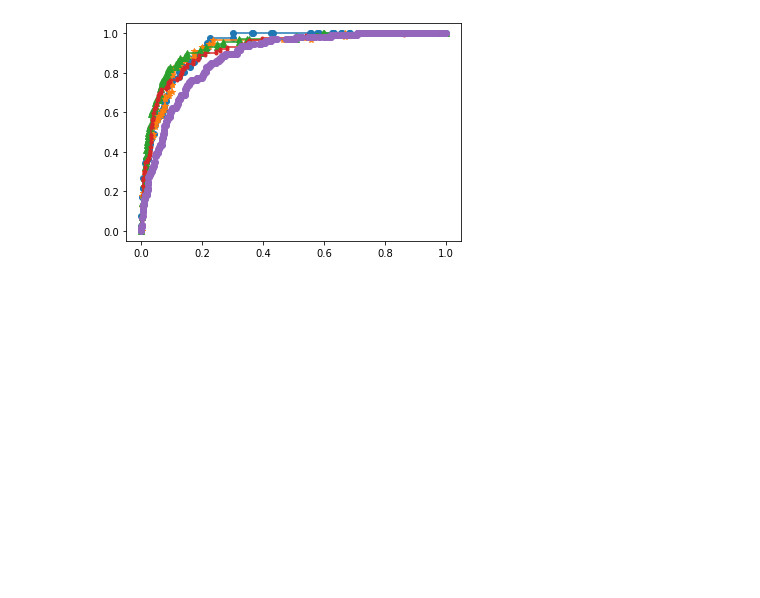
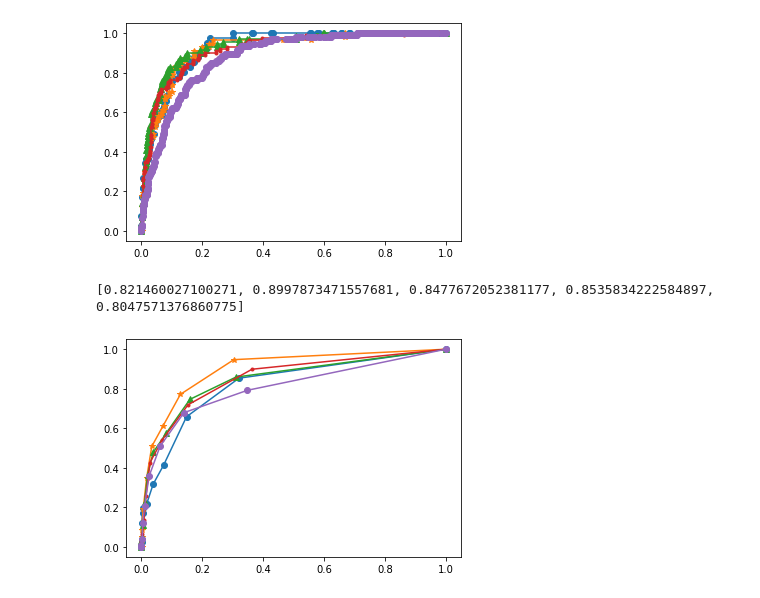
Before and after one commit to Ming-H/ozone, a Jupyter notebook: LGB_RF.ipynb, the cells around one changed output. Drawn from its saved outputs; the diff is of its cells as text; code cells hidden in the pictures; blank space fills up the shorter version.

```diff
--- a/LGB_RF.ipynb
+++ b/LGB_RF.ipynb
@@ -249,3 +266,30 @@ plt.show()
 # %% [output]
 [0.9324525745257453, 0.9220150690205137, 0.9345117527909935, 0.9182490113614964, 0.8811931586806026]
 [figure]
+# %%
+clf = RandomForestClassifier()
+
+L = []
+R = []
+auc = []
+
+# 比较不同的切分方式下，RF的结果
+for size in [0.3, 0.4,0.5, 0.6, 0.7]:
+    X_train, X_test, y_train, y_test = train_test_split(data, label, test_size=size, random_state=999)
+
+    clf.fit(X_train, y_train)
+    y_score = clf.predict_proba(X_test)[:, 1]
+    L.append(metrics.roc_curve(y_test, y_score)[0])
+    R.append(metrics.roc_curve(y_test, y_score)[1])
+    auc.append(metrics.roc_auc_score(y_test,y_score))
+# %%
+print(auc)
+plt.plot(L[0], R[0], marker = 'o')
+plt.plot(L[1], R[1], marker = '*')
+plt.plot(L[2], R[2], marker = '^')
+plt.plot(L[3], R[3], marker = '.')
+plt.plot(L[4], R[4], marker = 'o')
+plt.show()
+# %% [output]
+[0.821460027100271, 0.8997873471557681, 0.8477672052381177, 0.8535834222584897, 0.8047571376860775]
+[figure, added]
```
Also changed, not shown: parts of 14 cells of this notebook, 2 other files.
